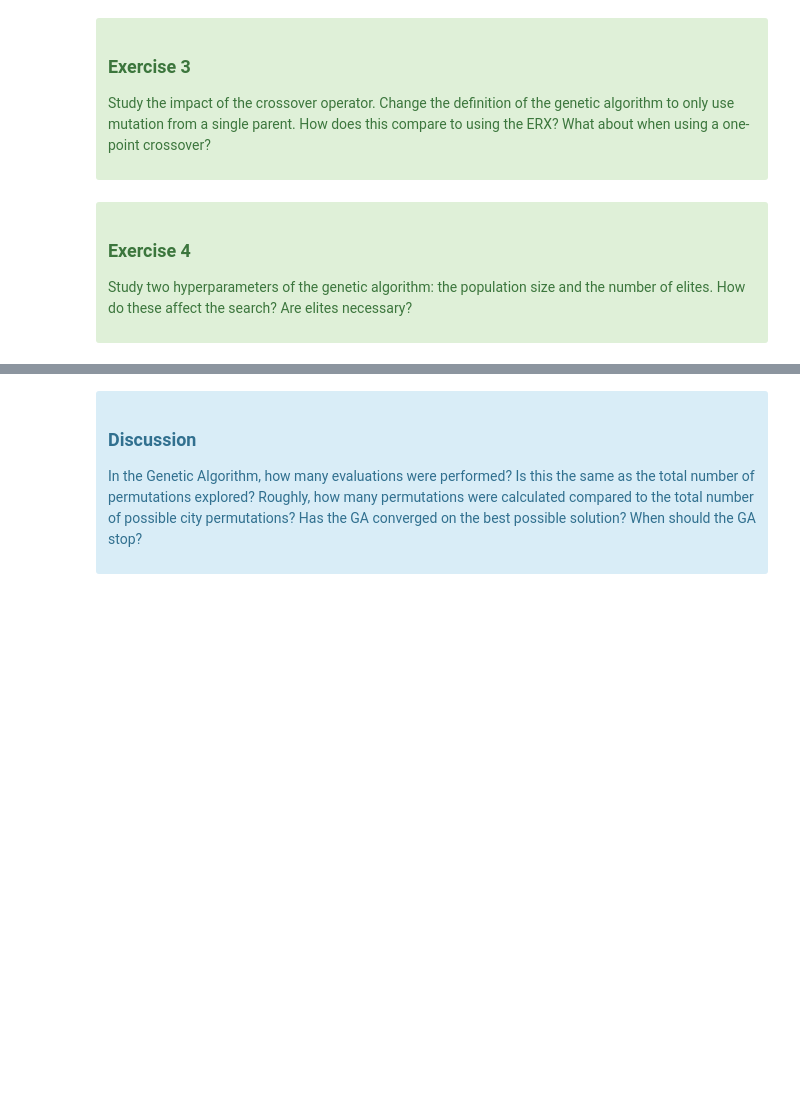
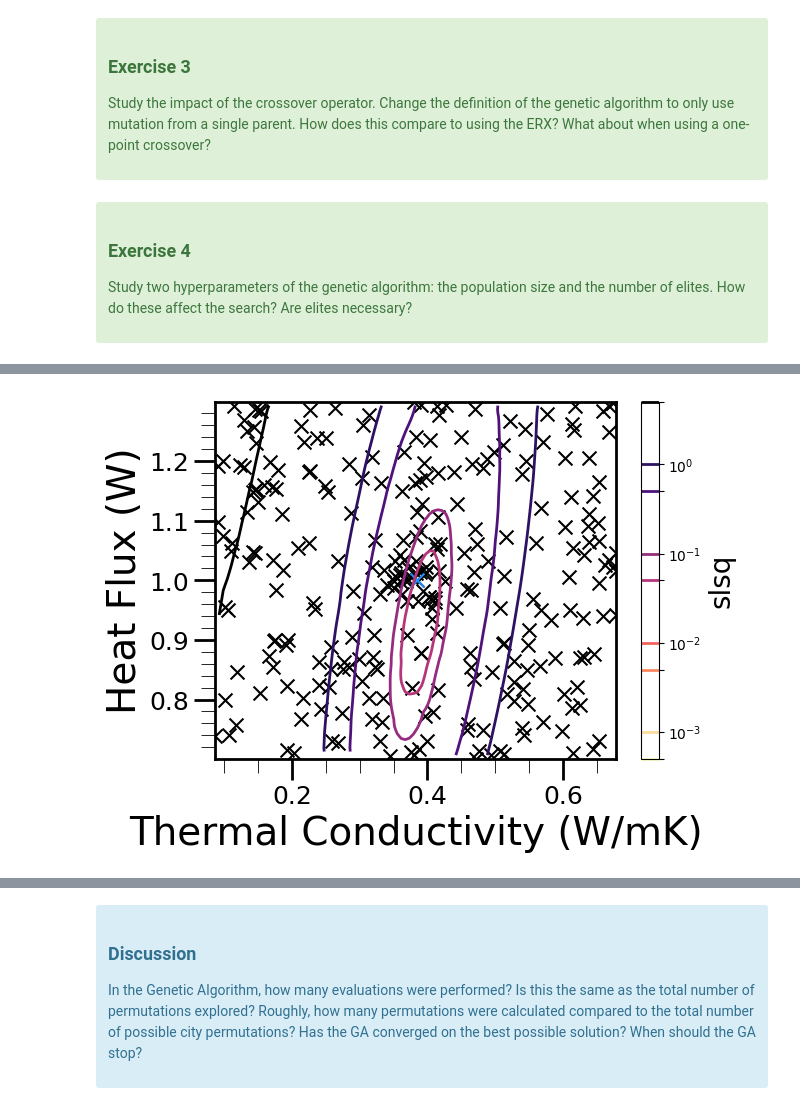
Before and after one commit to PapaKwansa/Chapter-4-submission-mode, a Jupyter notebook: 2_ga/genetic_algorithm.ipynb, the cells around one changed output, grey strips where cells are left out. Cells and saved outputs as stored; diff of their text form; code cells hidden in the pictures; blank space fills up the shorter version.

```diff
--- a/2_ga/genetic_algorithm.ipynb
+++ b/2_ga/genetic_algorithm.ipynb
@@ -372,0 +479,91 @@ Study two hyperparameters of the genetic algorithm: the population size and the
+# %%
+# -*- coding: utf-8 -*-
+"""
+Created on Wed Oct  9 18:24:57 2024
+
+@author: rjess
+"""
+
+import numpy as np
+import matplotlib.pyplot as plt
+import matplotlib.ticker as ticker
+from scipy.interpolate import griddata
+from matplotlib.colors import LogNorm
+
+def preprocess_data(filename):
+    """
+    Load data from the given file and split into components.
+    """
+    data = np.loadtxt(filename) # Load data directly from the filename
+    lamb, flux, slsq = data[:, 0], data[:, 1], data[:, 2]
+    return lamb, flux, slsq
+
+def style_axes(ax):
+    """
+    Apply consistent styling to axes.
+    """
+    for axis in ['top', 'bottom', 'left', 'right']:
+        ax.spines[axis].set_linewidth(2)
+    ax.tick_params(width=2, length=15, labelsize=18)
+    ax.xaxis.set_minor_locator(ticker.AutoMinorLocator())
+    ax.yaxis.set_minor_locator(ticker.AutoMinorLocator())
+    plt.tick_params(axis='x', which='minor', length=10)
+    plt.tick_params(axis='y', which='minor', length=10)
+
+def plot_scatter(lamb, flux):
+    """
+    Create scatter plot for thermal conductivity and heat flux.
+    """
+    fig = plt.figure('Monte Carlo')
+    ax = fig.add_subplot(111)
+    ax.scatter(lamb, flux, marker='x', c='k', s=100)
+    ax.scatter(lamb[0], flux[0], marker='x', c='dodgerblue', s=100)
+    ax.set_xlabel('Thermal Conductivity (W/mK)', fontsize=28)
+    ax.set_ylabel('Heat Flux (W)', fontsize=28)
+    style_axes(ax)
+    fig.tight_layout()
+
+def plot_contours(lamb, flux, slsq):
+    """
+    Create a contour plot for slsq values.
+    """
+    # Create grid
+    lamb_grid, flux_grid = np.meshgrid(
+        np.linspace(lamb.min(), lamb.max(), 100),
+        np.linspace(flux.min(), flux.max(), 100)
+    )
+
+    # Interpolate data
+    slsq_grid = griddata((lamb, flux), slsq, (lamb_grid, flux_grid), method='cubic')
+
+    # Plot contours
+    log_levels = [0.0005, 0.001, 0.005, 0.01, 0.05, 0.1, 0.5, 1, 5]
+    contour = plt.contour(lamb_grid, flux_grid, slsq_grid, levels=log_levels,
+                          cmap='magma_r', norm=LogNorm(), linewidths=2)
+
+    # Add colorbar
+    cbar = plt.colorbar(contour)
+    cbar.set_label('slsq', fontsize=20)
+
+    # Styling
+    plt.xlabel('Thermal Conductivity (W/mK)', fontsize=28)
+    plt.ylabel('Heat Flux (W)', fontsize=28)
+    plt.tick_params(axis='both', which='major', labelsize=18)
+
+def main():
+    # Load and preprocess data
+    lamb, flux, slsq = preprocess_data('/content/monteCarloFiner275 (1).txt') # Pass filename as a string
+
+    # Plot scatter
+    plot_scatter(lamb, flux)
+
+    # Plot contours
+    plot_contours(lamb, flux, slsq)
+
+    # Display plots
+    plt.show()
+
+if __name__ == '__main__':
+    main()
+# %% [output]
+[figure, added]
```
Also changed, not shown: parts of 17 cells of this notebook.
